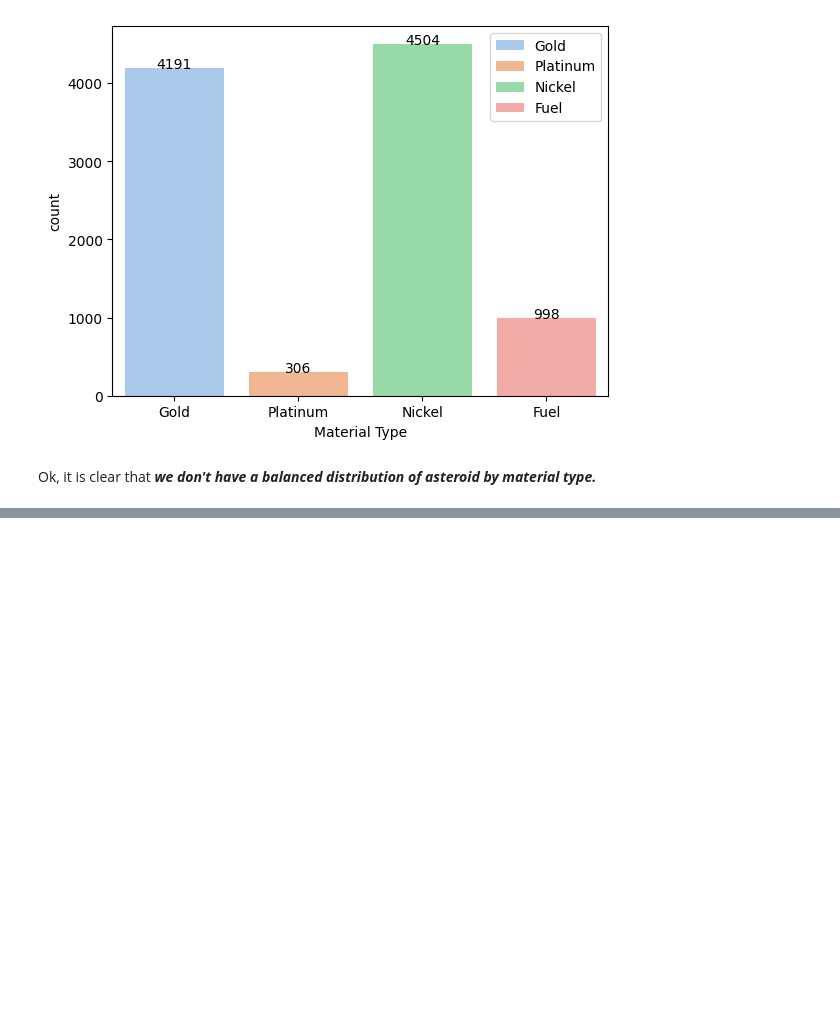
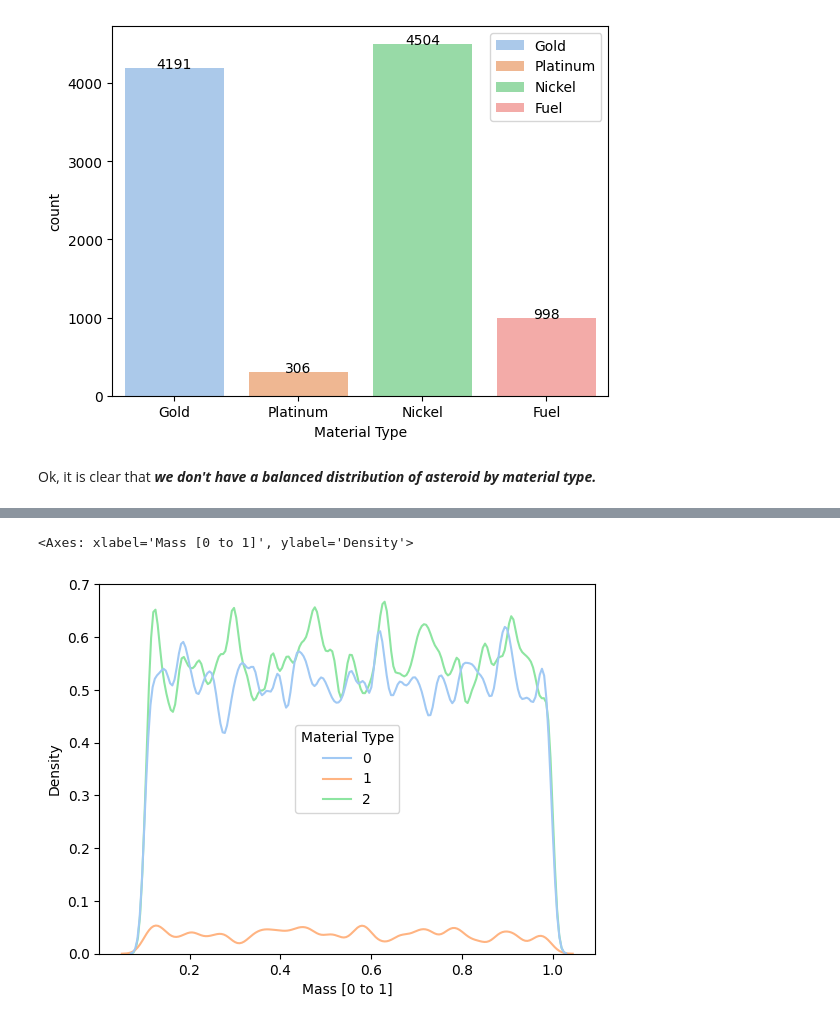
Before and after one commit to ocriado91/SpocMining, a Jupyter notebook: notebooks/01_spoc_data_exploration.ipynb, the cells around one changed output, grey strips where cells are left out. Drawn from its saved outputs; the diff is of its cells as text; code cells hidden in the pictures; blank space fills up the shorter version.

```diff
--- a/notebooks/01_spoc_data_exploration.ipynb
+++ b/notebooks/01_spoc_data_exploration.ipynb
@@ -404,0 +205,9 @@ sns.ecdfplot(propellant_data,
+# %%
+sns.kdeplot(data.filter(pl.col("Material Type") != 3),
+            x="Mass [0 to 1]",
+            hue="Material Type",
+            palette="pastel",
+            bw_adjust=0.2)
+# %% [output]
+<Axes: xlabel='Mass [0 to 1]', ylabel='Density'>
+[figure, added]
```
Also changed, not shown: parts of 34 cells of this notebook.
